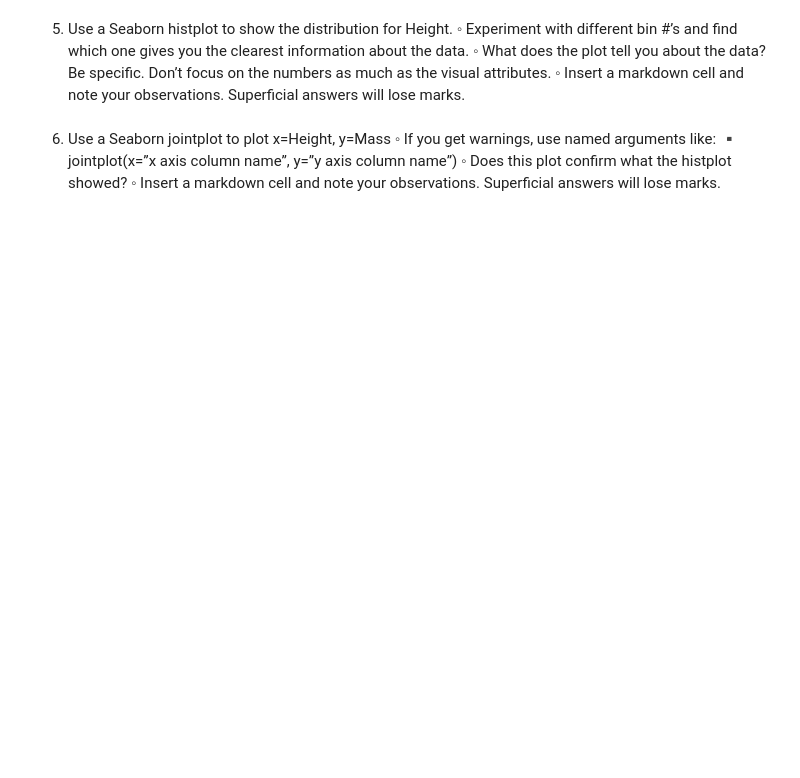
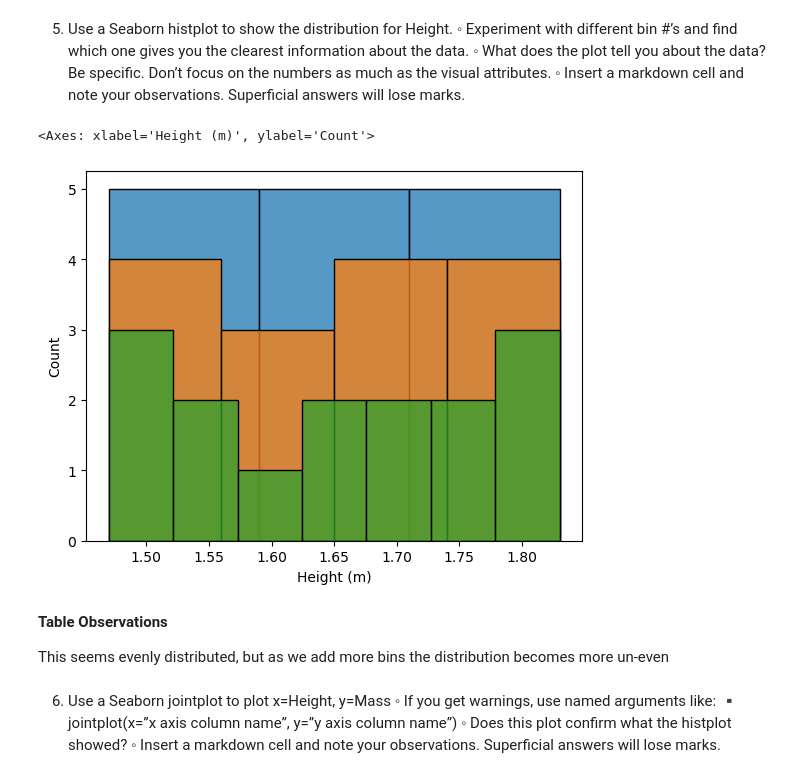
Before and after one commit to Icewav3/Comp-2040_CaseStudy1, a Jupyter notebook: CaseStudy.ipynb, the cells around one changed output. Cells and saved outputs as stored; diff of their text form; code cells hidden in the pictures; blank space fills up the shorter version.

```diff
--- a/CaseStudy.ipynb
+++ b/CaseStudy.ipynb
@@ -20,6 +57,17 @@
 ◦ Experiment with different bin #’s and find which one gives you the clearest information about the data.
 ◦ What does the plot tell you about the data? Be specific. Don’t focus on the numbers as much as the visual attributes.
 ◦ Insert a markdown cell and note your observations. Superficial answers will lose marks.
+# %%
+sns.histplot(data=df, x='Height (m)', bins=3)
+sns.histplot(data=df, x='Height (m)', bins=4)
+sns.histplot(data=df, x='Height (m)', bins=7)
+# %% [output]
+<Axes: xlabel='Height (m)', ylabel='Count'>
+[figure, added]
+# %% [markdown]
+<b>Table Observations</b>
+
+This seems evenly distributed, but as we add more bins the distribution becomes more un-even
 # %% [markdown]
 6.	Use a Seaborn jointplot to plot x=Height, y=Mass ◦ If you get warnings, use named arguments like:
 ▪ jointplot(x=”x axis column name”, y=”y axis column name”) ◦ Does this plot confirm what the histplot showed?
```
Also changed, not shown: parts of 8 cells of this notebook, 3 other files.
